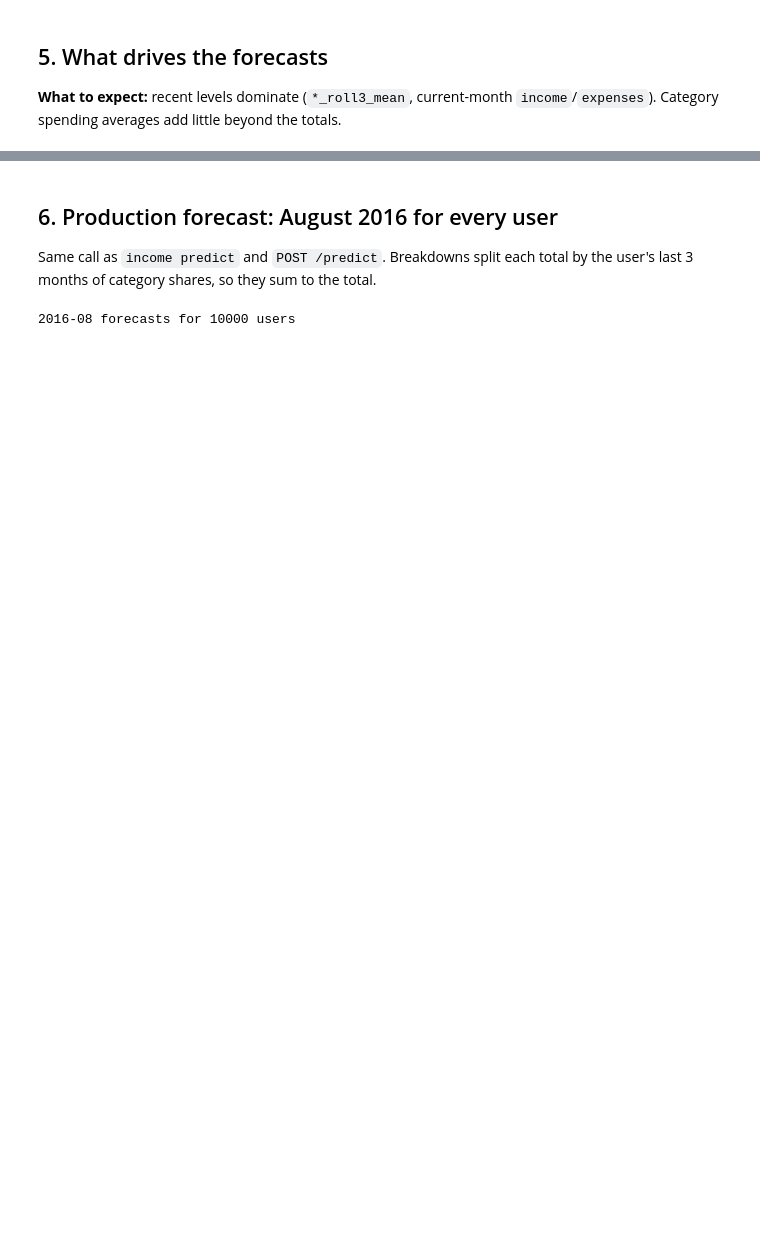
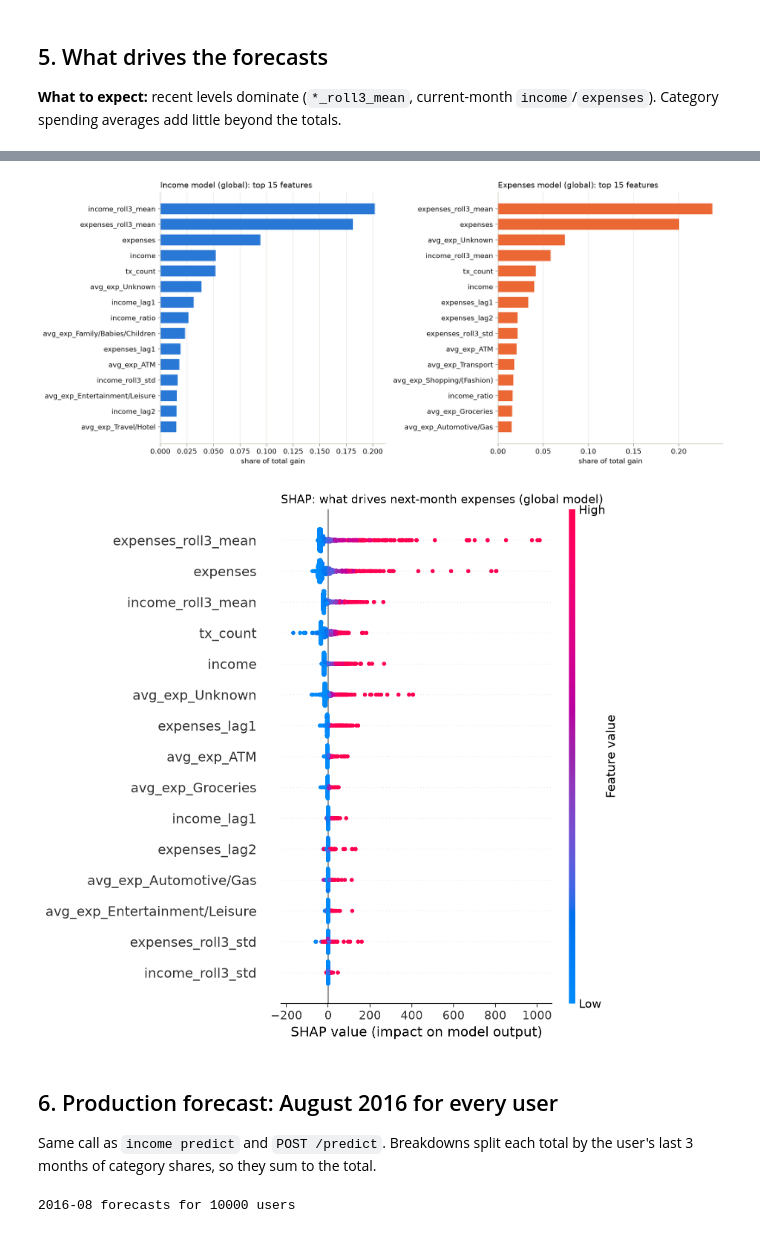
Before and after one commit to aadinoyiibrahim/income, a Jupyter notebook: notebooks/analysis.ipynb, the cells around one changed output, grey strips where cells are left out. Saved outputs shown, nothing was run; the diff lists cells and outputs as text; code cells hidden in the pictures; blank space fills up the shorter version.

```diff
--- a/notebooks/analysis.ipynb
+++ b/notebooks/analysis.ipynb
@@ -197,7 +200,7 @@ display(hold_toy[["user_id", "income", "actual_income", "predicted_income", "mea
 spending averages add little beyond the totals.
 # %%
 plotter.plot_feature_importance(bundle, outdir_)
+plt.show()
 plotter.plot_shap_summary(bundle, feats, outdir_)
-display(Markdown("![](../img/feature_importance.png)"))
-display(Markdown("![](../img/shap_summary.png)"))
+plt.show()
 # %% [output]
@@ -206,3 +207,5 @@ display(Markdown("![](../img/shap_summary.png)"))
+[figure, added]
+[figure, added]
 # %% [markdown]
 ## 6. Production forecast: August 2016 for every user
 
```
Also changed, not shown: parts of 8 cells of this notebook, 4 other files.
